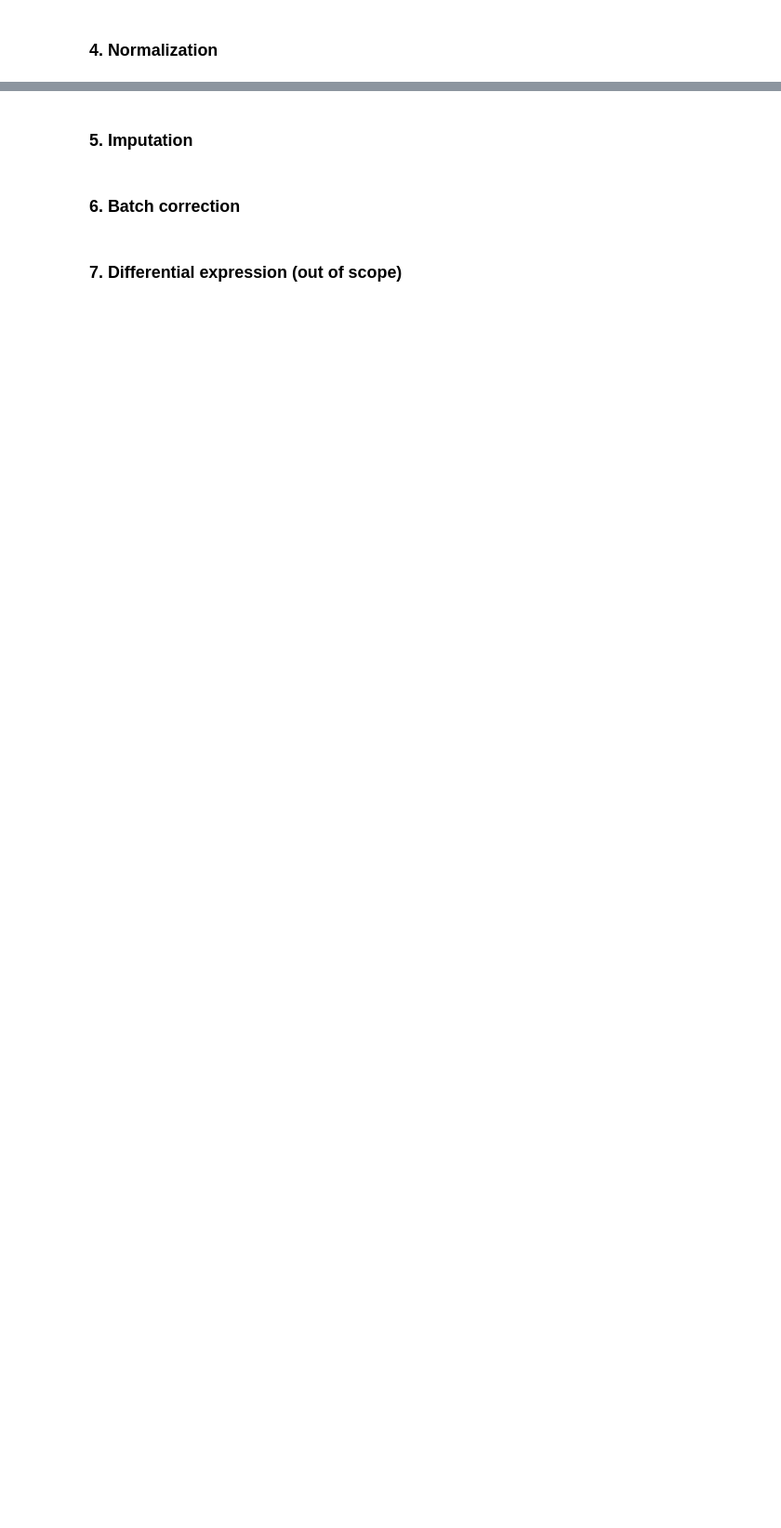
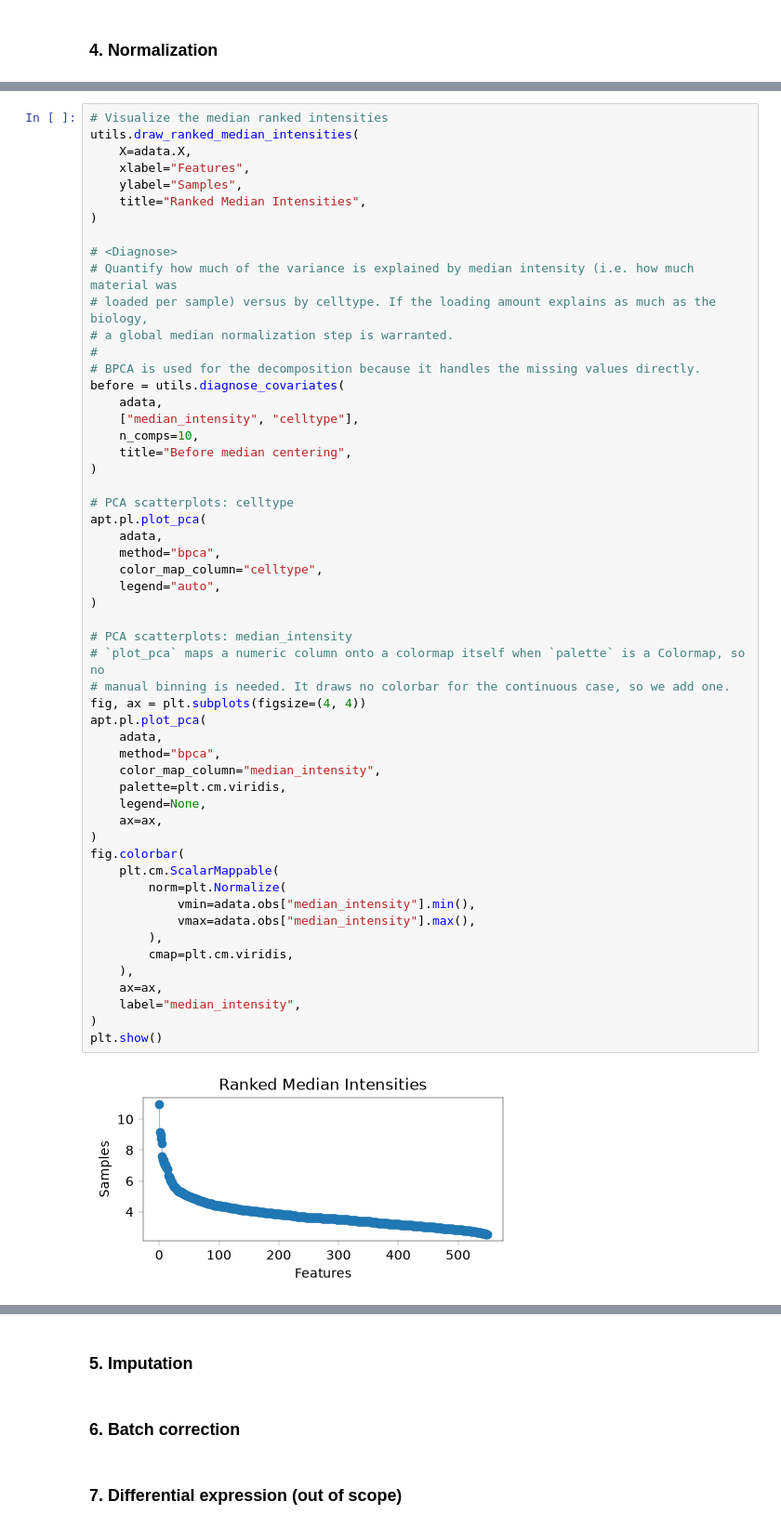
Before and after one commit to scverse/sc-proteomics2026, a Jupyter notebook: workstreams/ms-metrics/analysis_steps.ipynb, the cells around one changed output, grey strips where cells are left out. Shown at 93% size. Saved outputs shown, nothing was run; the diff lists cells and outputs as text; blank space fills up the shorter version.

Commit message:
pcr_quant (#26)
* pcr_quant

* plots

```diff
--- a/workstreams/ms-metrics/analysis_steps.ipynb
+++ b/workstreams/ms-metrics/analysis_steps.ipynb
@@ -87,0 +81,56 @@ utils.draw_ranked_median_intensities(
+# %%
+# Visualize the median ranked intensities
+utils.draw_ranked_median_intensities(
+    X=adata.X,
+    xlabel="Features",
+    ylabel="Samples",
+    title="Ranked Median Intensities",
+)
+
+# <Diagnose>
+# Quantify how much of the variance is explained by median intensity (i.e. how much material was
+# loaded per sample) versus by celltype. If the loading amount explains as much as the biology,
+# a global median normalization step is warranted.
+#
+# BPCA is used for the decomposition because it handles the missing values directly.
+before = utils.diagnose_covariates(
+    adata,
+    ["median_intensity", "celltype"],
+    n_comps=10,
+    title="Before median centering",
+)
+
+# PCA scatterplots: celltype
+apt.pl.plot_pca(
+    adata,
+    method="bpca",
+    color_map_column="celltype",
+    legend="auto",
+)
+
+# PCA scatterplots: median_intensity
+# `plot_pca` maps a numeric column onto a colormap itself when `palette` is a Colormap, so no
+# manual binning is needed. It draws no colorbar for the continuous case, so we add one.
+fig, ax = plt.subplots(figsize=(4, 4))
+apt.pl.plot_pca(
+    adata,
+    method="bpca",
+    color_map_column="median_intensity",
+    palette=plt.cm.viridis,
+    legend=None,
+    ax=ax,
+)
+fig.colorbar(
+    plt.cm.ScalarMappable(
+        norm=plt.Normalize(
+            vmin=adata.obs["median_intensity"].min(),
+            vmax=adata.obs["median_intensity"].max(),
+        ),
+        cmap=plt.cm.viridis,
+    ),
+    ax=ax,
+    label="median_intensity",
+)
+plt.show()
+# %% [output]
+[figure, added]
```
Also changed, not shown: parts of 12 cells of this notebook, 3 other files.
